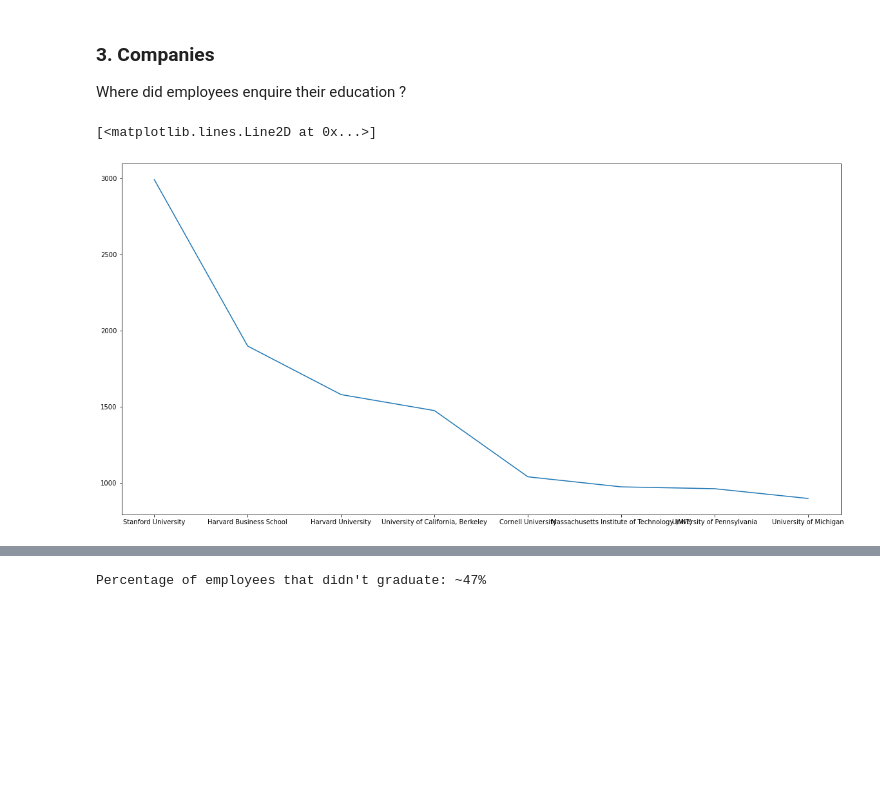
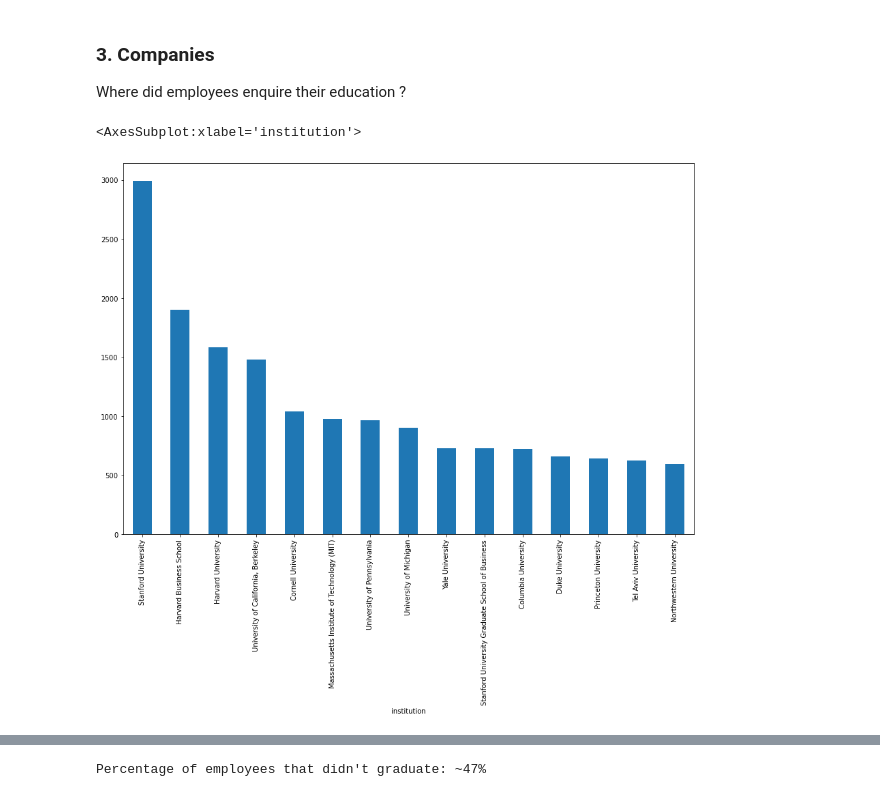
Before and after one commit to bartolomej/PR22_BK_LG_NS, a Jupyter notebook: report.ipynb, the cells around one changed output, grey strips where cells are left out. Saved outputs shown, nothing was run; the diff lists cells and outputs as text; code cells hidden in the pictures; blank space fills up the shorter version.

Commit message:
add degree graphs

```diff
--- a/report.ipynb
+++ b/report.ipynb
@@ -154,7 +162,7 @@ people_relationships_degrees = pd.merge(people_relationships, degrees, left_on='
 # %%
 colleges = degrees.groupby('institution').apply(lambda x: x.shape[0]).sort_values(ascending=False)
-plt.figure(figsize=(20,10))
-plt.plot(colleges.head(8))
+plt.figure(figsize=(15, 10))
+colleges.head(15).plot(kind='bar')
 # %% [output]
-[<matplotlib.lines.Line2D at 0x...>]
+<AxesSubplot:xlabel='institution'>
-[figure, old version]
+[figure, new version]
```
Also changed, not shown: parts of 6 cells of this notebook, 1 other file.
